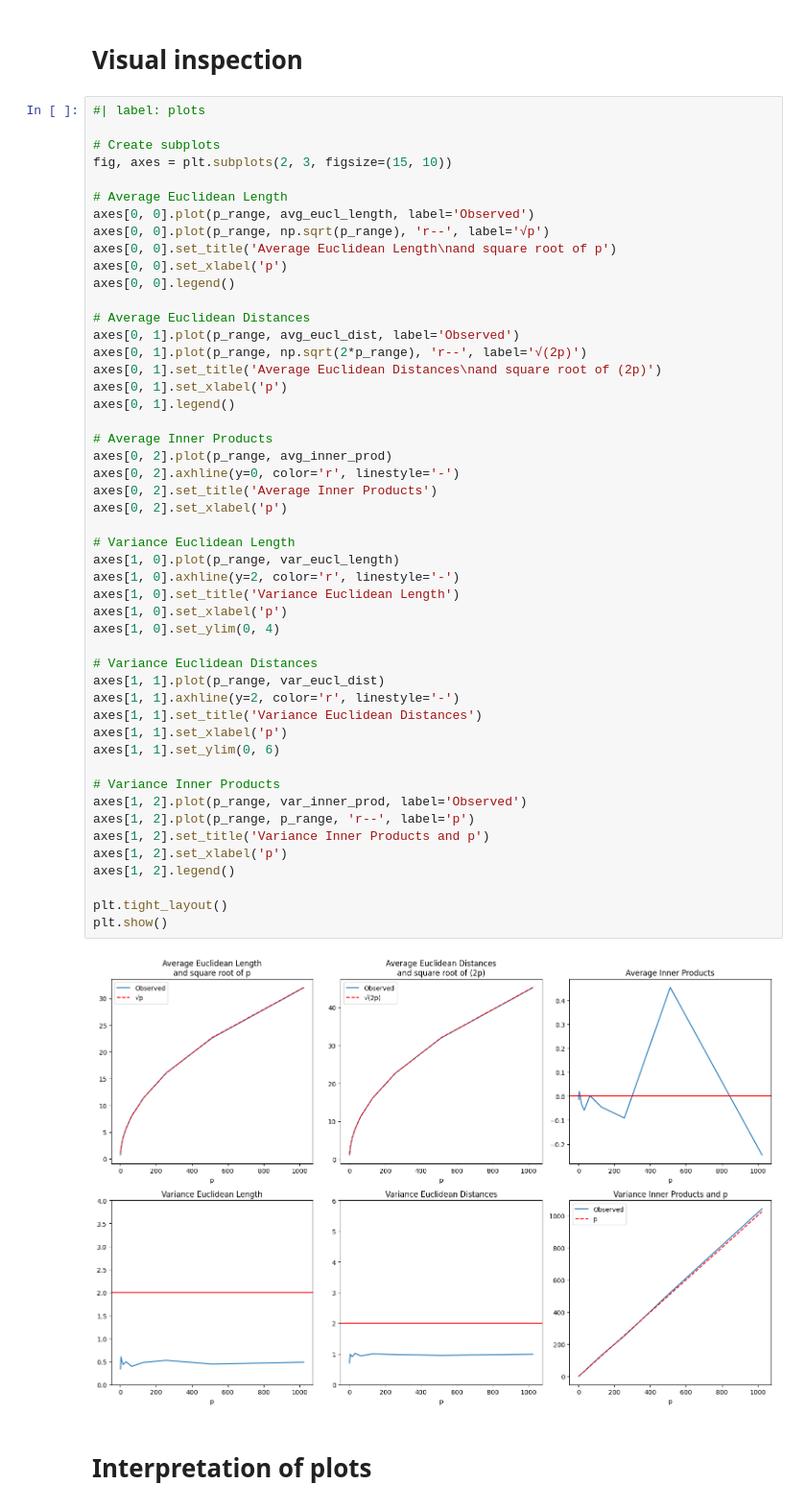
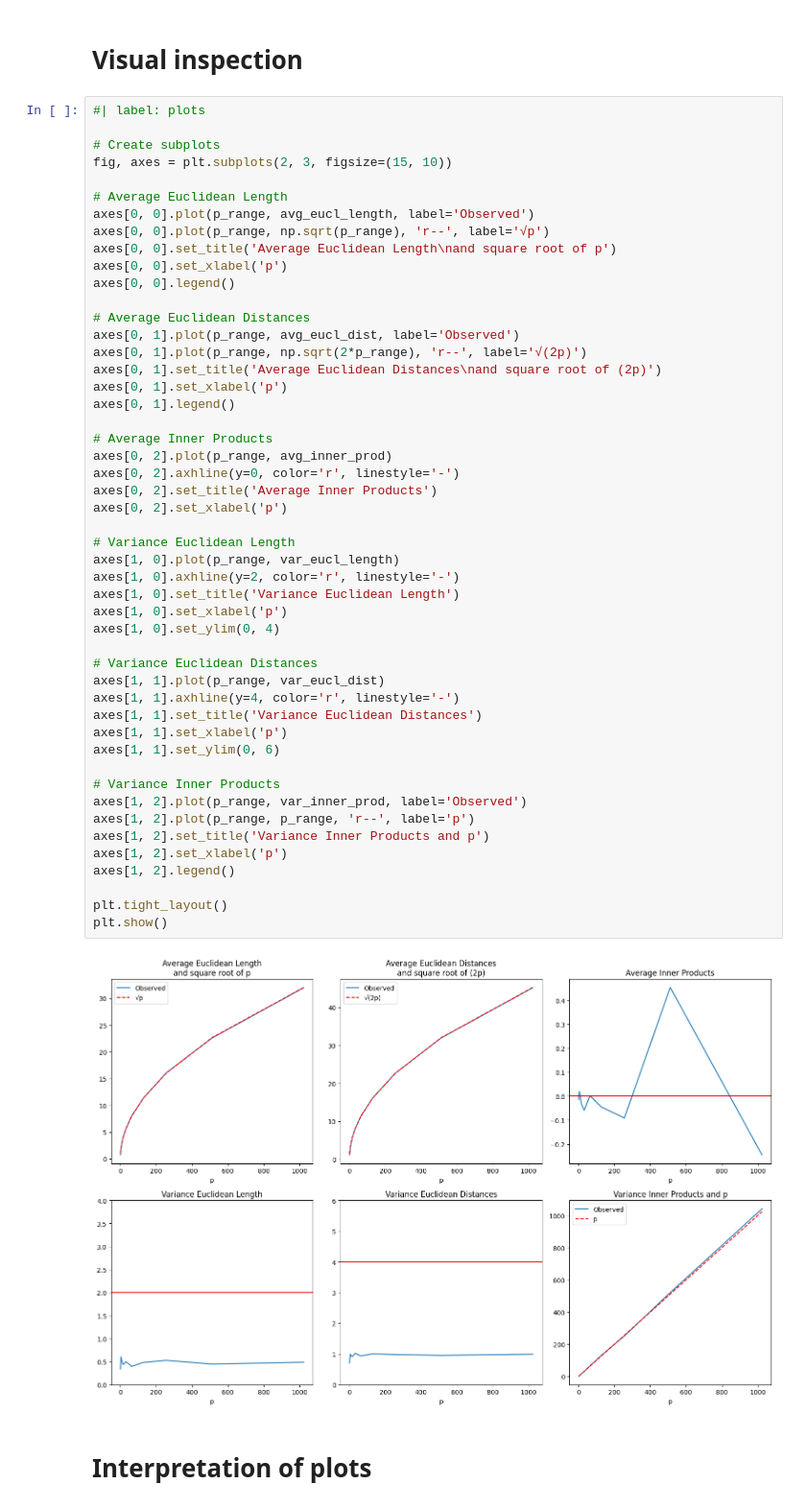
Before and after one commit to slds-lmu/lecture_sl, a Jupyter notebook: exercises/cod-quarto/inserted/sol_cod_py.ipynb, the cells around one changed output. Shown at 96% size. Saved outputs shown, nothing was run; the diff lists cells and outputs as text.

Commit message:
quarto cod - fix plot vertical line position issue

```diff
--- a/exercises/cod-quarto/inserted/sol_cod_py.ipynb
+++ b/exercises/cod-quarto/inserted/sol_cod_py.ipynb
@@ -121,35 +121,35 @@ axes[0, 1].legend()
 
 # Average Inner Products
 axes[0, 2].plot(p_range, avg_inner_prod)
 axes[0, 2].axhline(y=0, color='r', linestyle='-')
 axes[0, 2].set_title('Average Inner Products')
 axes[0, 2].set_xlabel('p')
 
 # Variance Euclidean Length
 axes[1, 0].plot(p_range, var_eucl_length)
 axes[1, 0].axhline(y=2, color='r', linestyle='-')
 axes[1, 0].set_title('Variance Euclidean Length')
 axes[1, 0].set_xlabel('p')
 axes[1, 0].set_ylim(0, 4)
 
 # Variance Euclidean Distances
 axes[1, 1].plot(p_range, var_eucl_dist)
-axes[1, 1].axhline(y=2, color='r', linestyle='-')
+axes[1, 1].axhline(y=4, color='r', linestyle='-')
 axes[1, 1].set_title('Variance Euclidean Distances')
 axes[1, 1].set_xlabel('p')
 axes[1, 1].set_ylim(0, 6)
 
 # Variance Inner Products
 axes[1, 2].plot(p_range, var_inner_prod, label='Observed')
 axes[1, 2].plot(p_range, p_range, 'r--', label='p')
 axes[1, 2].set_title('Variance Inner Products and p')
 axes[1, 2].set_xlabel('p')
 axes[1, 2].legend()
 
 plt.tight_layout()
 plt.show()
 # %% [output]
-[figure, old version]
+[figure, new version]
 # %% [markdown]
 # Interpretation of plots
 # %% [markdown]
```
Also changed, not shown: parts of 1 cell of this notebook, 4 other files.
